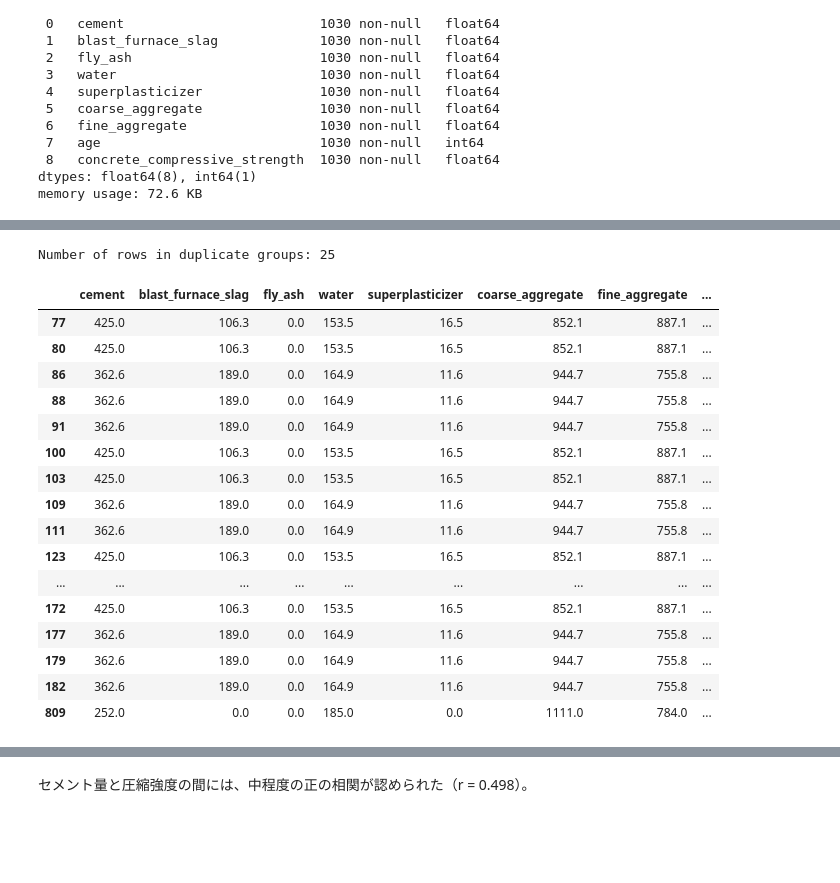
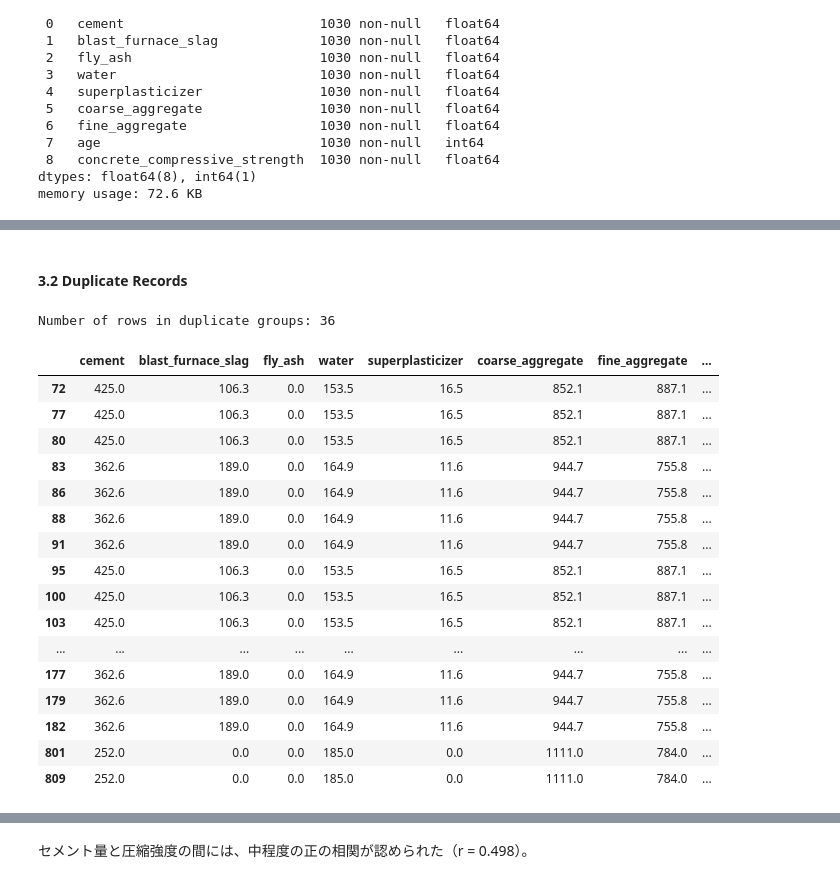
Before and after one commit to rojay0910-boop/Concrete-Strength-Statistical-Analysis, a Jupyter notebook: notebooks/concrete.ipynb, the cells around one changed output, grey strips where cells are left out. Saved outputs shown, nothing was run; the diff lists cells and outputs as text; code cells hidden in the pictures; blank space fills up the shorter version.

```diff
--- a/notebooks/concrete.ipynb
+++ b/notebooks/concrete.ipynb
@@ -70,23 +90,25 @@ dtype: int64
+# %% [markdown]
+ #### 3.2 Duplicate Records
 # %%
-duplicates_all = df.loc[df.duplicated()]
+duplicates_all = df.loc[df.duplicated(keep=False)]
 print("Number of rows in duplicate groups:", len(duplicates_all))
 duplicates_all
 # %% [output]
-Number of rows in duplicate groups: 25
+Number of rows in duplicate groups: 36
 |  | cement | blast_furnace_slag | fly_ash | water | superplasticizer | coarse_aggregate | fine_aggregate | ... |
+| 72 | 425.0 | 106.3 | 0.0 | 153.5 | 16.5 | 852.1 | 887.1 | ... |
 | 77 | 425.0 | 106.3 | 0.0 | 153.5 | 16.5 | 852.1 | 887.1 | ... |
 | 80 | 425.0 | 106.3 | 0.0 | 153.5 | 16.5 | 852.1 | 887.1 | ... |
+| 83 | 362.6 | 189.0 | 0.0 | 164.9 | 11.6 | 944.7 | 755.8 | ... |
 | 86 | 362.6 | 189.0 | 0.0 | 164.9 | 11.6 | 944.7 | 755.8 | ... |
 | 88 | 362.6 | 189.0 | 0.0 | 164.9 | 11.6 | 944.7 | 755.8 | ... |
 | 91 | 362.6 | 189.0 | 0.0 | 164.9 | 11.6 | 944.7 | 755.8 | ... |
+| 95 | 425.0 | 106.3 | 0.0 | 153.5 | 16.5 | 852.1 | 887.1 | ... |
 | 100 | 425.0 | 106.3 | 0.0 | 153.5 | 16.5 | 852.1 | 887.1 | ... |
 | 103 | 425.0 | 106.3 | 0.0 | 153.5 | 16.5 | 852.1 | 887.1 | ... |
-| 109 | 362.6 | 189.0 | 0.0 | 164.9 | 11.6 | 944.7 | 755.8 | ... |
-| 111 | 362.6 | 189.0 | 0.0 | 164.9 | 11.6 | 944.7 | 755.8 | ... |
-| 123 | 425.0 | 106.3 | 0.0 | 153.5 | 16.5 | 852.1 | 887.1 | ... |
 | ... | ... | ... | ... | ... | ... | ... | ... | ... |
-| 172 | 425.0 | 106.3 | 0.0 | 153.5 | 16.5 | 852.1 | 887.1 | ... |
 | 177 | 362.6 | 189.0 | 0.0 | 164.9 | 11.6 | 944.7 | 755.8 | ... |
 | 179 | 362.6 | 189.0 | 0.0 | 164.9 | 11.6 | 944.7 | 755.8 | ... |
 | 182 | 362.6 | 189.0 | 0.0 | 164.9 | 11.6 | 944.7 | 755.8 | ... |
+| 801 | 252.0 | 0.0 | 0.0 | 185.0 | 0.0 | 1111.0 | 784.0 | ... |
 | 809 | 252.0 | 0.0 | 0.0 | 185.0 | 0.0 | 1111.0 | 784.0 | ... |
```
Also changed, not shown: parts of 51 cells of this notebook.
